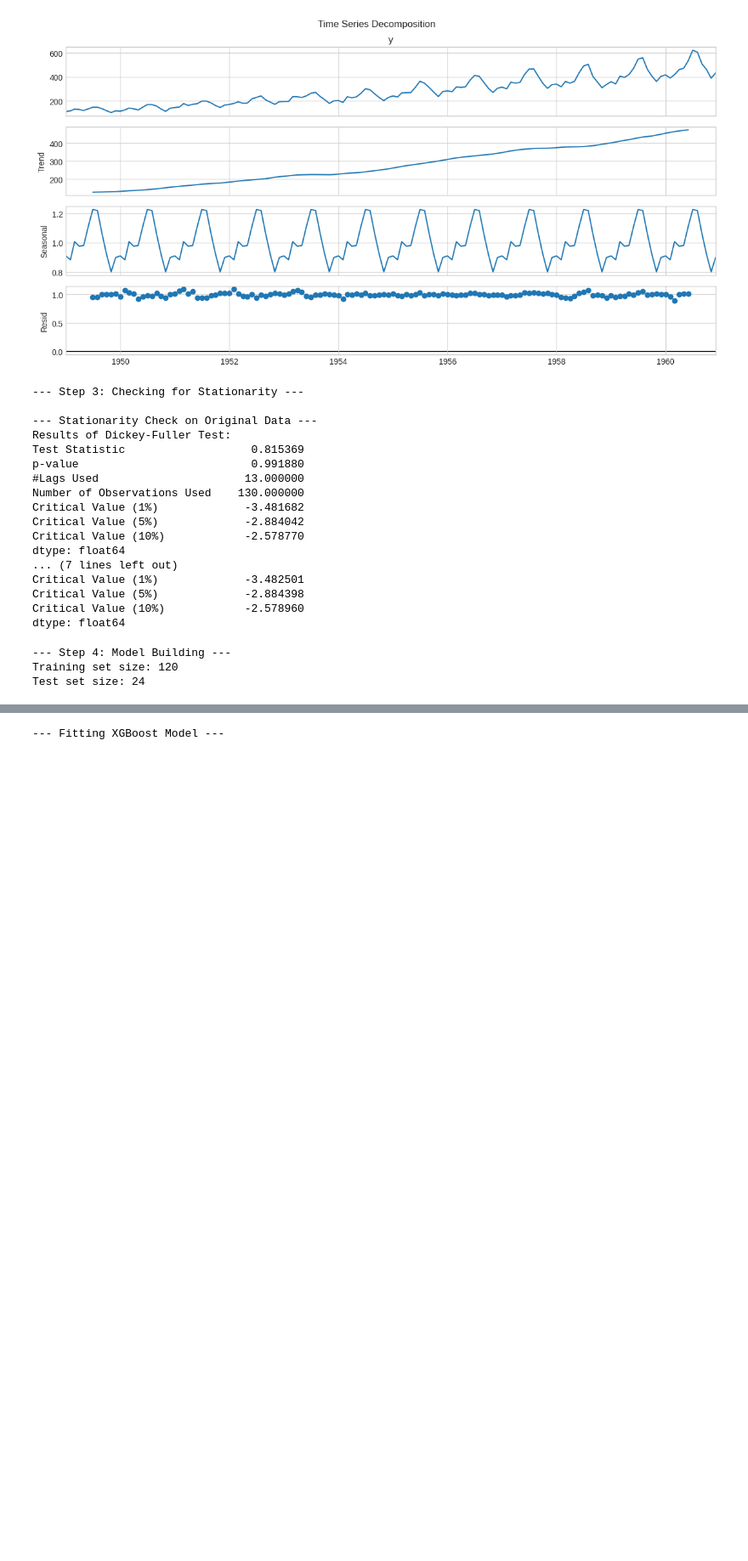
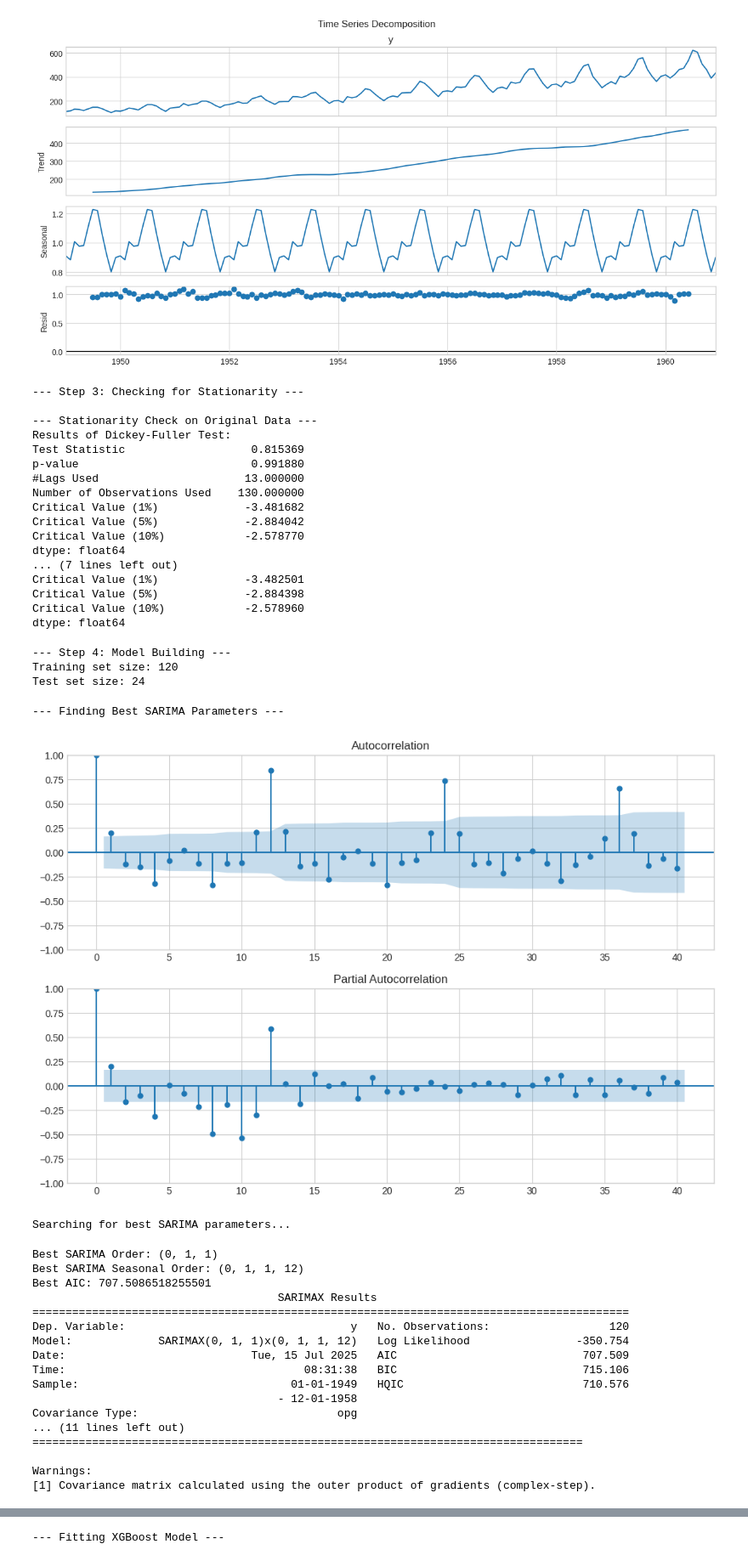
Before and after one commit to DaviErthal/projeto_series_temporais, a Jupyter notebook: Analise_passageiros/teste.ipynb, the cells around one changed output, grey strips where cells are left out. Shown: that part at 85% size. Drawn from its saved outputs; the diff is of its cells as text; code cells hidden in the pictures; blank space fills up the shorter version.

```diff
--- a/Analise_passageiros/teste.ipynb
+++ b/Analise_passageiros/teste.ipynb
@@ -165,27 +166,105 @@ Test set size: 24
 # %%
 # # --- Model 1: SARIMA ---
 # # Seasonal AutoRegressive Integrated Moving Average
 # # We use auto_arima to automatically find the best (p,d,q)(P,D,Q,m) parameters.
 # print("\n--- Fitting SARIMA Model ---")
 # sarima_model = auto_arima(train['y'],
 #                           start_p=1, start_q=1,
 #                           test='adf',       # use adf test to find optimal 'd'
 #                           max_p=3, max_q=3,
 #                           m=12,             # 12 is the seasonal period (monthly data)
 #                           start_P=0,
 #                           seasonal=True,    # We know the data is seasonal
 #                           d=None,           # let model determine 'd'
 #                           D=1,              # let model determine 'D'
 #                           trace=True,
 #                           error_action='ignore',
 #                           suppress_warnings=True,
 #                           stepwise=True)
 
 # print(sarima_model.summary())
 
 # # Make predictions
 # sarima_predictions = sarima_model.predict(n_periods=len(test))
 # sarima_predictions = pd.Series(sarima_predictions, index=test.index)
+
+# --- Model 1: SARIMA (with manual Grid Search) ---
+# Seasonal AutoRegressive Integrated Moving Average
+# Since we can't use auto_arima, we will perform a manual grid search for the best parameters.
+print("\n--- Finding Best SARIMA Parameters ---")
+
+# First, let's visualize ACF and PACF plots on the differenced data to get a hint.
+fig, (ax1, ax2) = plt.subplots(2, 1, figsize=(12, 8))
+plot_acf(df['y_log_diff'].dropna(), ax=ax1, lags=40)
+plot_pacf(df['y_log_diff'].dropna(), ax=ax2, lags=40)
+plt.show()
+# PACF suggests AR(1) or AR(2). ACF suggests MA(1).
+# Seasonal spikes at 12, 24 suggest seasonal components are needed.
+
+# Define the p, d, q parameters to take any value between 0 and 2
+p = d = q = range(0, 2)
+# Generate all different combinations of p, d, and q triplets
+pdq = list(itertools.product(p, d, q))
+# Generate all different combinations of seasonal p, d, and q triplets
+# We set m=12 for monthly seasonality
+seasonal_pdq = [(x[0], x[1], x[2], 12) for x in list(itertools.product(p, d, q))]
+
+best_aic = np.inf
+best_pdq = None
+best_seasonal_pdq = None
+best_model = None
+
+print("Searching for best SARIMA parameters...")
+for param in pdq:
+    for param_seasonal in seasonal_pdq:
+        try:
+            temp_model = SARIMAX(train['y'],
+                                 order=param,
+                                 seasonal_order=param_seasonal,
+                                 enforce_stationarity=False,
+                                 enforce_invertibility=False)
+            results = temp_model.fit(disp=False)
+            if results.aic < best_aic:
+                best_aic = results.aic
+                best_pdq = param
+                best_seasonal_pdq = param_seasonal
+                best_model = results
+        except Exception as e:
+            # print(f"Error with {param}/{param_seasonal}: {e}")
+            continue
+
+print(f"Best SARIMA Order: {best_pdq}")
+print(f"Best SARIMA Seasonal Order: {best_seasonal_pdq}")
+print(f"Best AIC: {best_aic}")
+
+# Fit the best model and get the summary
+sarima_model = best_model
+print(sarima_model.summary())
+
+# Make predictions
+sarima_predictions = sarima_model.get_forecast(steps=len(test)).predicted_mean
+sarima_predictions.index = test.index
+# %% [output]
+--- Finding Best SARIMA Parameters ---
+[figure, added]
+Searching for best SARIMA parameters...
+Best SARIMA Order: (0, 1, 1)
+Best SARIMA Seasonal Order: (0, 1, 1, 12)
+Best AIC: 707.5086518255501
+                                     SARIMAX Results
+==========================================================================================
+Dep. Variable:                                  y   No. Observations:                  120
+Model:             SARIMAX(0, 1, 1)x(0, 1, 1, 12)   Log Likelihood                -350.754
+Date:                            Tue, 15 Jul 2025   AIC                            707.509
+Time:                                    08:31:38   BIC                            715.106
+Sample:                                01-01-1949   HQIC                           710.576
+                                     - 12-01-1958
+Covariance Type:                              opg
+... (11 lines left out)
+===================================================================================
+
+Warnings:
+[1] Covariance matrix calculated using the outer product of gradients (complex-step).
 # %%
 # --- Model 2: Prophet ---
 # Prophet is designed to handle time series with strong seasonal effects and trends.
```
Also changed, not shown: parts of 4 cells of this notebook, 1 other file.
